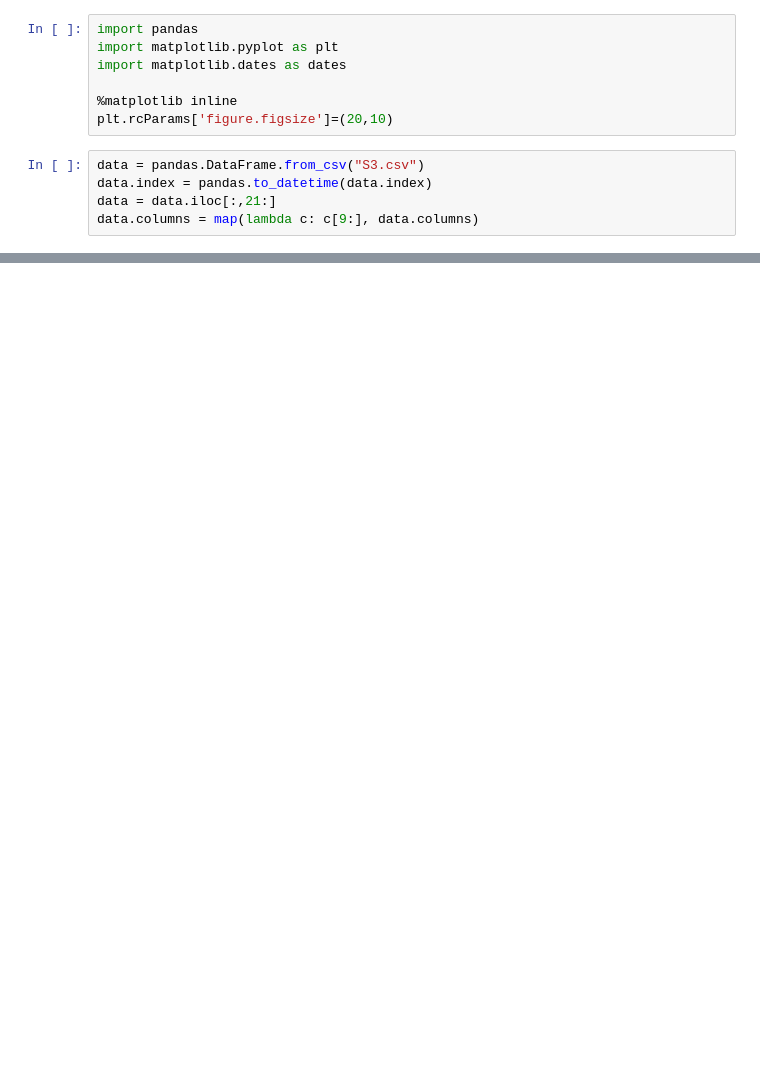
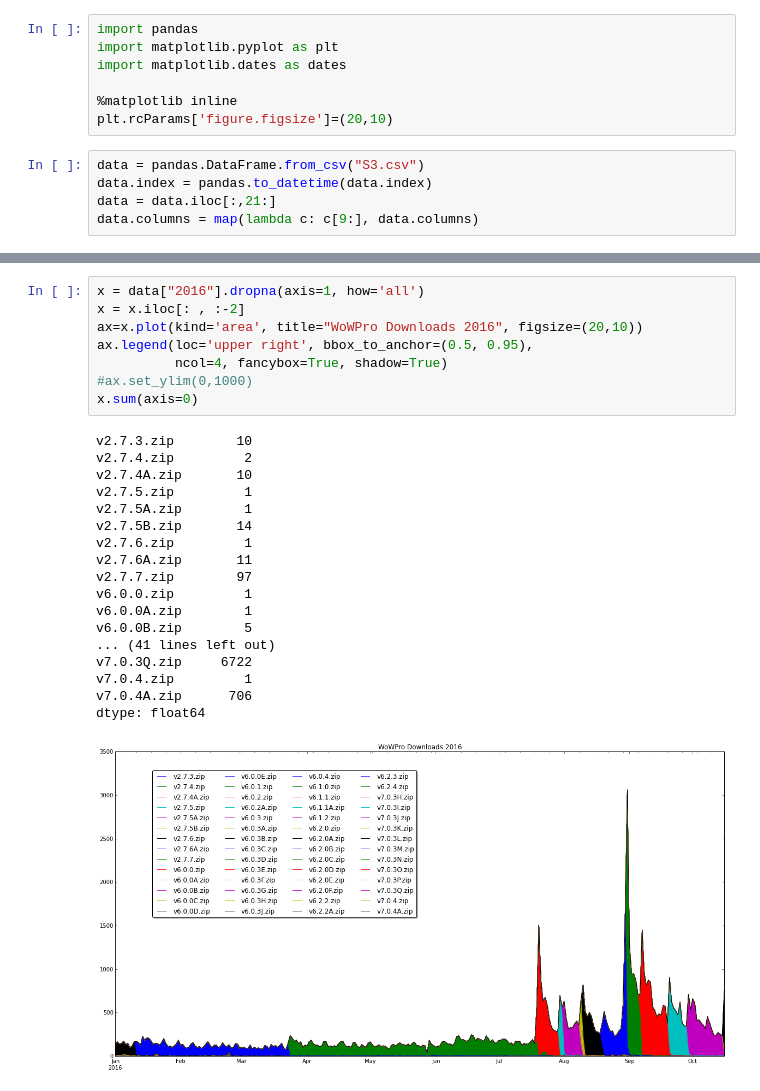
Before and after one commit to Ludovicus-Maior/WoW-Pro-Guides, a Jupyter notebook: WoWPro_Utilities/WoWPro Stats.ipynb, the cells around one changed output, grey strips where cells are left out. Saved outputs shown, nothing was run; the diff lists cells and outputs as text; blank space fills up the shorter version.

```diff
--- a/WoWPro_Utilities/WoWPro Stats.ipynb
+++ b/WoWPro_Utilities/WoWPro Stats.ipynb
@@ -67,2 +74,29 @@ dtype: float64
+# %%
+x = data["2016"].dropna(axis=1, how='all')
+x = x.iloc[: , :-2]
+ax=x.plot(kind='area', title="WoWPro Downloads 2016", figsize=(20,10))
+ax.legend(loc='upper right', bbox_to_anchor=(0.5, 0.95),
+          ncol=4, fancybox=True, shadow=True)
+#ax.set_ylim(0,1000)
+x.sum(axis=0)
+# %% [output]
+v2.7.3.zip        10
+v2.7.4.zip         2
+v2.7.4A.zip       10
+v2.7.5.zip         1
+v2.7.5A.zip        1
+v2.7.5B.zip       14
+v2.7.6.zip         1
+v2.7.6A.zip       11
+v2.7.7.zip        97
+v6.0.0.zip         1
+v6.0.0A.zip        1
+v6.0.0B.zip        5
+... (41 lines left out)
+v7.0.3Q.zip     6722
+v7.0.4.zip         1
+v7.0.4A.zip      706
+dtype: float64
+[figure, added]
 # %%
 x = data["2016"].dropna(axis=1, how='all')
```
Also changed, not shown: parts of 6 cells of this notebook, 1 other file.
